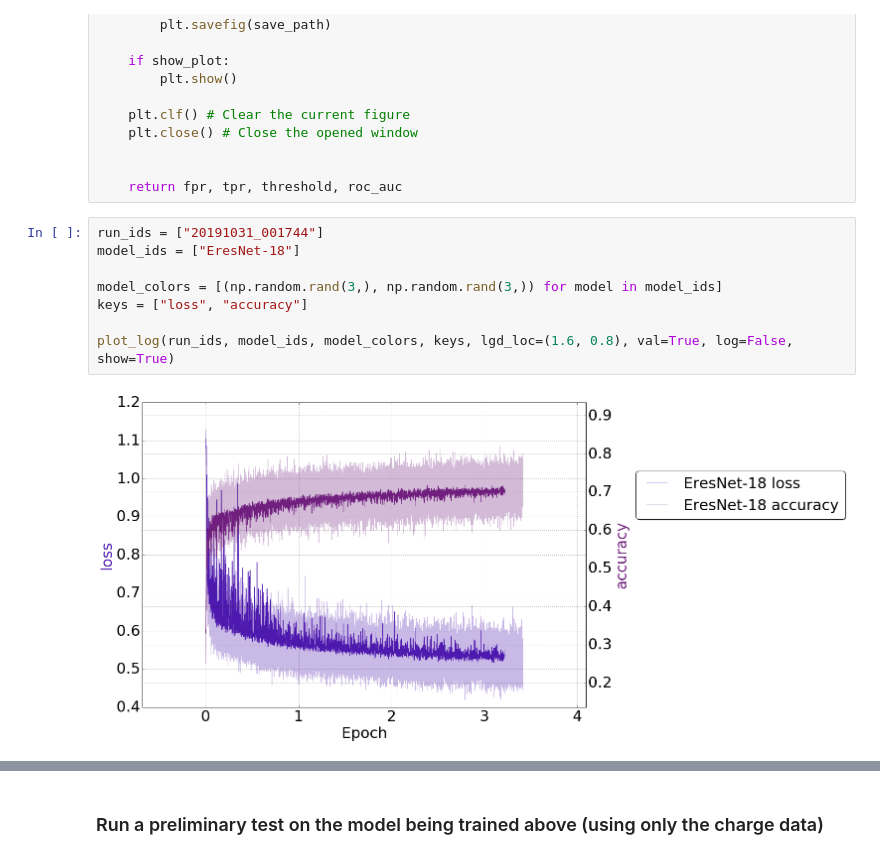
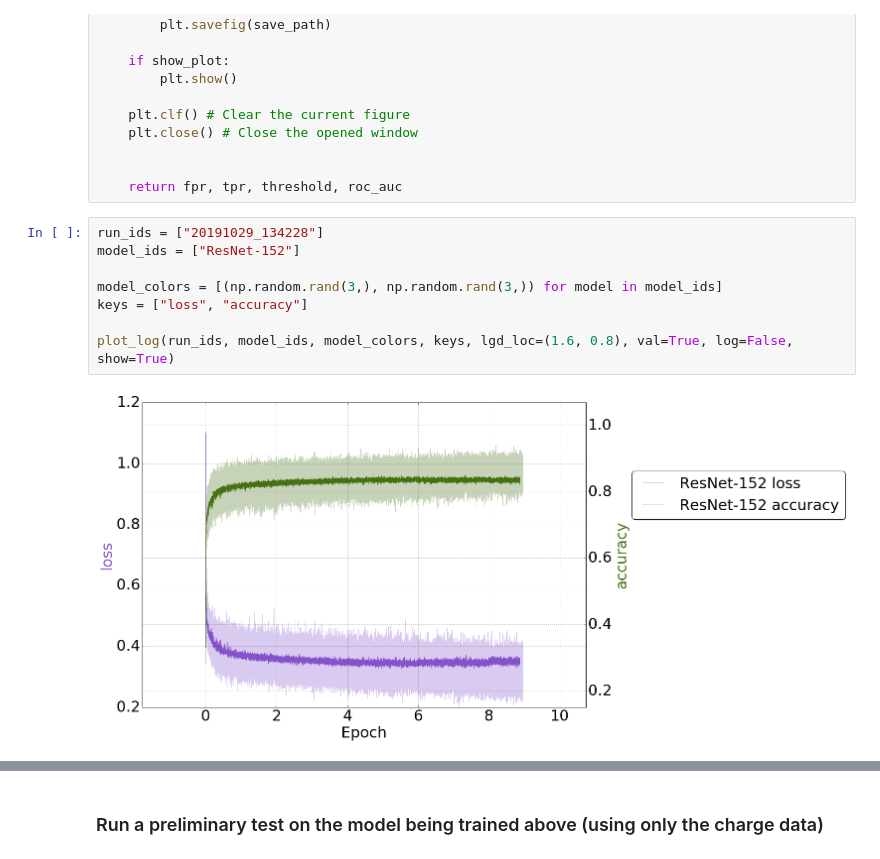
Before and after one commit to WatChMaL/CNN, a Jupyter notebook: notebooks/3110 - New full tank dataset training.ipynb, the cells around one changed output, grey strips where cells are left out. Drawn from its saved outputs; the diff is of its cells as text.

```diff
--- a/notebooks/3110 - New full tank dataset training.ipynb
+++ b/notebooks/3110 - New full tank dataset training.ipynb
@@ -341,15 +341,15 @@ def plot_new_ROC(softmaxes, labels, energies, softmax_index_dict, label_0, label
 
     return fpr, tpr, threshold, roc_auc
 # %%
-run_ids = ["20191031_001744"]
-model_ids = ["EresNet-18"]
+run_ids = ["20191029_134228"]
+model_ids = ["ResNet-152"]
 
 model_colors = [(np.random.rand(3,), np.random.rand(3,)) for model in model_ids]
 keys = ["loss", "accuracy"]
 
 plot_log(run_ids, model_ids, model_colors, keys, lgd_loc=(1.6, 0.8), val=True, log=False, show=True)
 # %% [output]
-[figure, old version]
+[figure, new version]
 # %%
 run_ids = ["20191031_103341"]
 model_ids = ["EresNet-18"]
```
Also changed, not shown: parts of 2 cells of this notebook, 14 other files.
